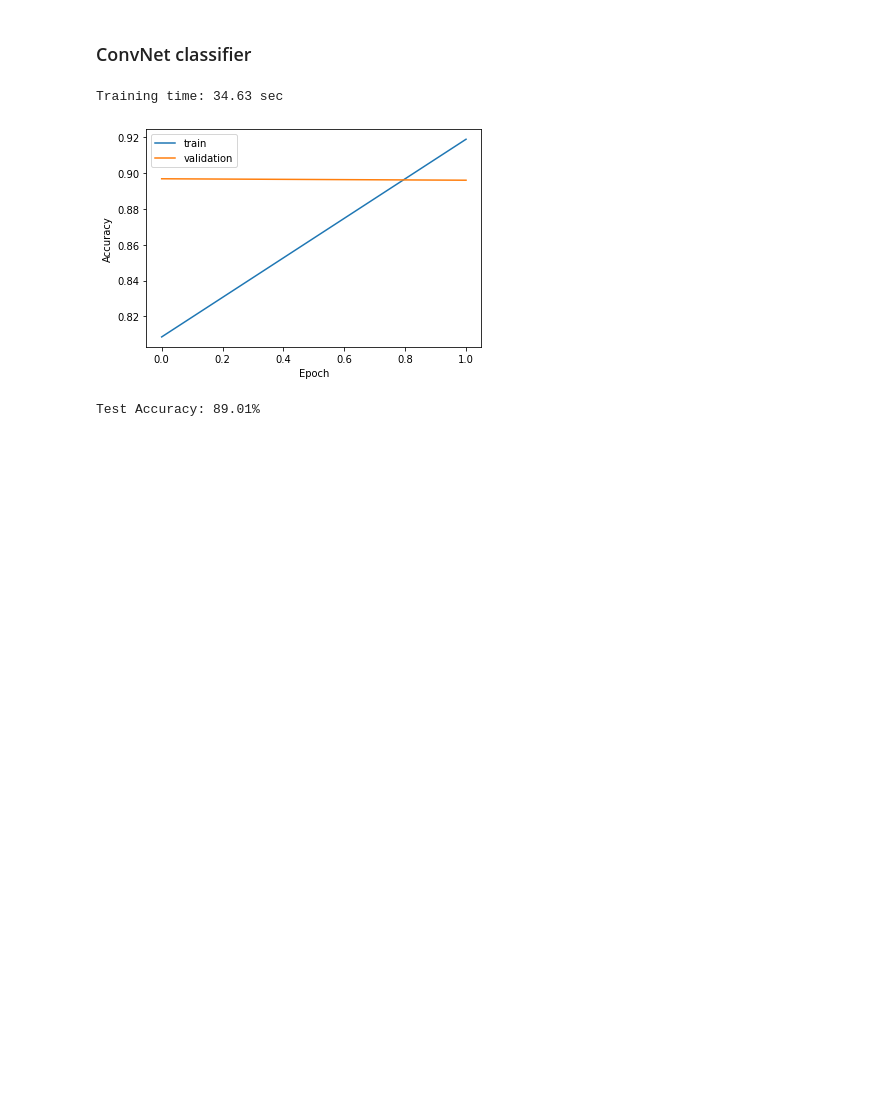
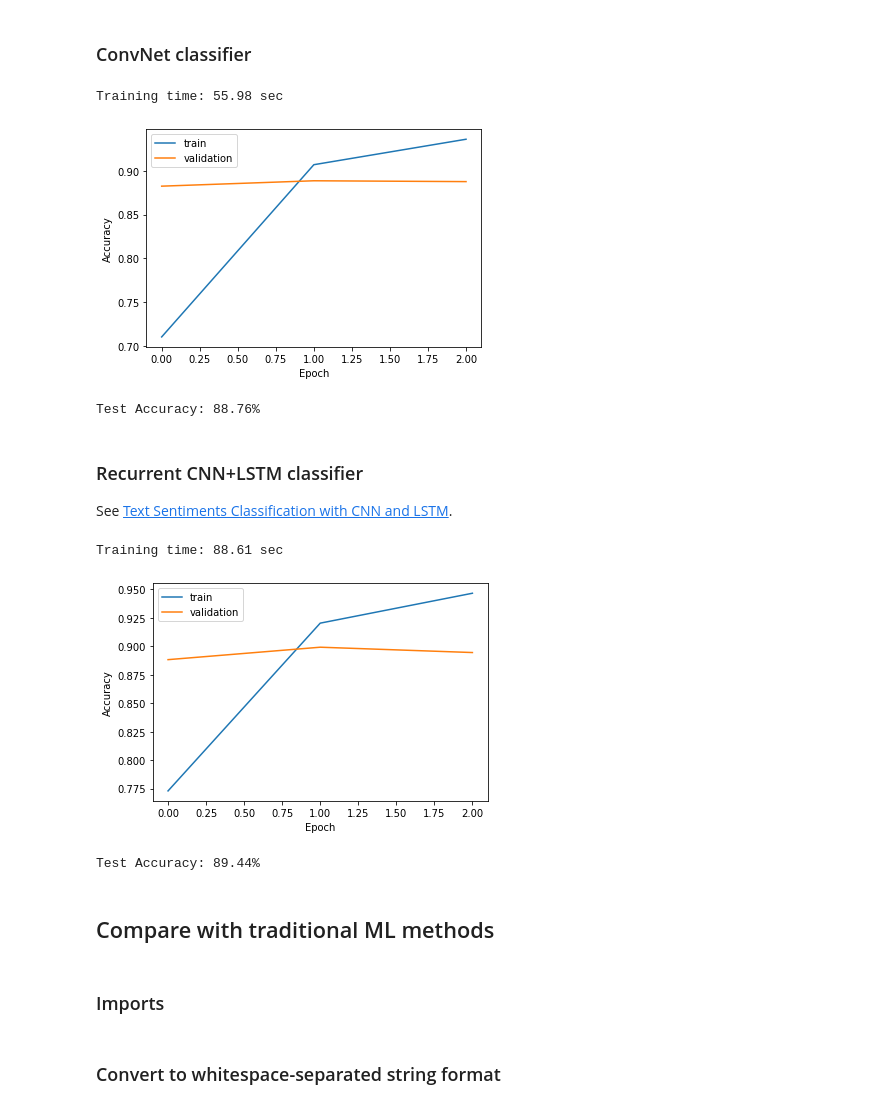
Before and after one commit to jhagelback/ml-sk, a Jupyter notebook: Keras/IMDB sentiment analysis.ipynb, the cells around one changed output. Cells and saved outputs as stored; diff of their text form; code cells hidden in the pictures; blank space fills up the shorter version.

Commit message:
Added traditional text classification + CNN-LSTM

```diff
--- a/Keras/IMDB sentiment analysis.ipynb
+++ b/Keras/IMDB sentiment analysis.ipynb
@@ -134,8 +138,40 @@ model.add(Dropout(0.4))
 model.add(Dense(1, activation="sigmoid"))
 model.compile(loss="binary_crossentropy", optimizer=Adam(learning_rate=0.001), metrics=["accuracy"])
 
-train_and_evaluate(model, no_epochs=2)
+train_and_evaluate(model, no_epochs=3)
 # %% [output]
-Training time: 34.63 sec
+Training time: 55.98 sec
-[figure, old version]
+[figure, new version]
-Test Accuracy: 89.01%
+Test Accuracy: 88.76%
+# %% [markdown]
+<h3>Recurrent CNN+LSTM classifier</h3>
+
+See <a href="https://medium.com/@mrunal68/text-sentiments-classification-with-cnn-and-lstm-f92652bc29fd">Text Sentiments Classification with CNN and LSTM</a>.
+# %%
+model = Sequential()
+# Embedding layer
+model.add(Embedding(input_dim=top_words, output_dim=embedding_size, input_length=max_words))
+# ConvNet layer
+model.add(Conv1D(filters=32, kernel_size=5, padding="same", activation="relu"))
+model.add(MaxPooling1D())
+model.add(Conv1D(filters=64, kernel_size=5, padding="same", activation="relu"))
+model.add(MaxPooling1D())
+# Recurrent layer using GRU
+model.add(GRU(32, return_sequences=True))
+# Fully connected layer
+model.add(Flatten())
+model.add(Dense(128, activation="relu"))
+model.add(Dropout(0.4))
+model.add(Dense(1, activation="sigmoid"))
+
+model.compile(loss="binary_crossentropy", optimizer=Adam(learning_rate=0.002), metrics=["accuracy"])
+
+train_and_evaluate(model, no_epochs=3)
+# %% [output]
+Training time: 88.61 sec
+[figure, added]
+Test Accuracy: 89.44%
+# %% [markdown]
+<h2>Compare with traditional ML methods</h2>
+# %% [markdown]
+<h3>Imports</h3>
@@ -141,0 +183,2 @@ Test Accuracy: 89.01%
+# %% [markdown]
+<h3>Convert to whitespace-separated string format</h3>
```
Also changed, not shown: parts of 17 cells of this notebook.
